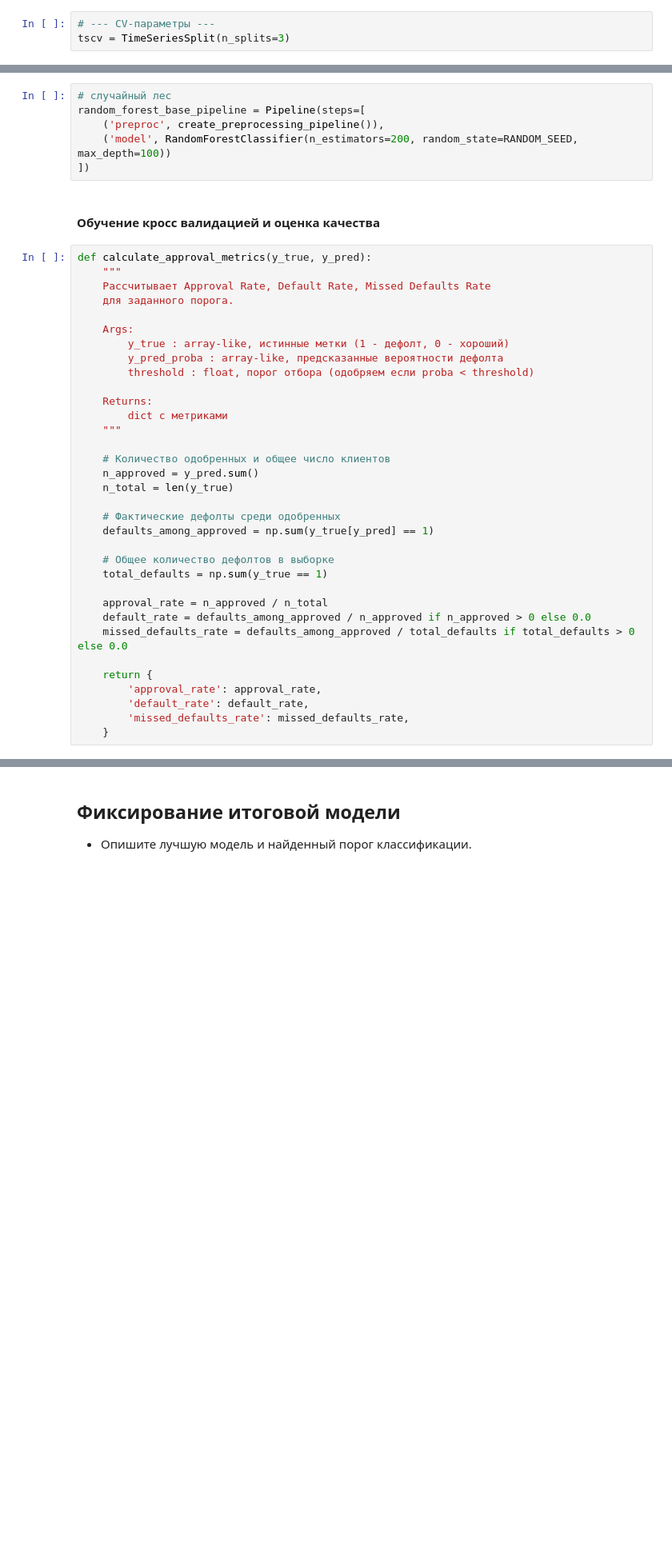
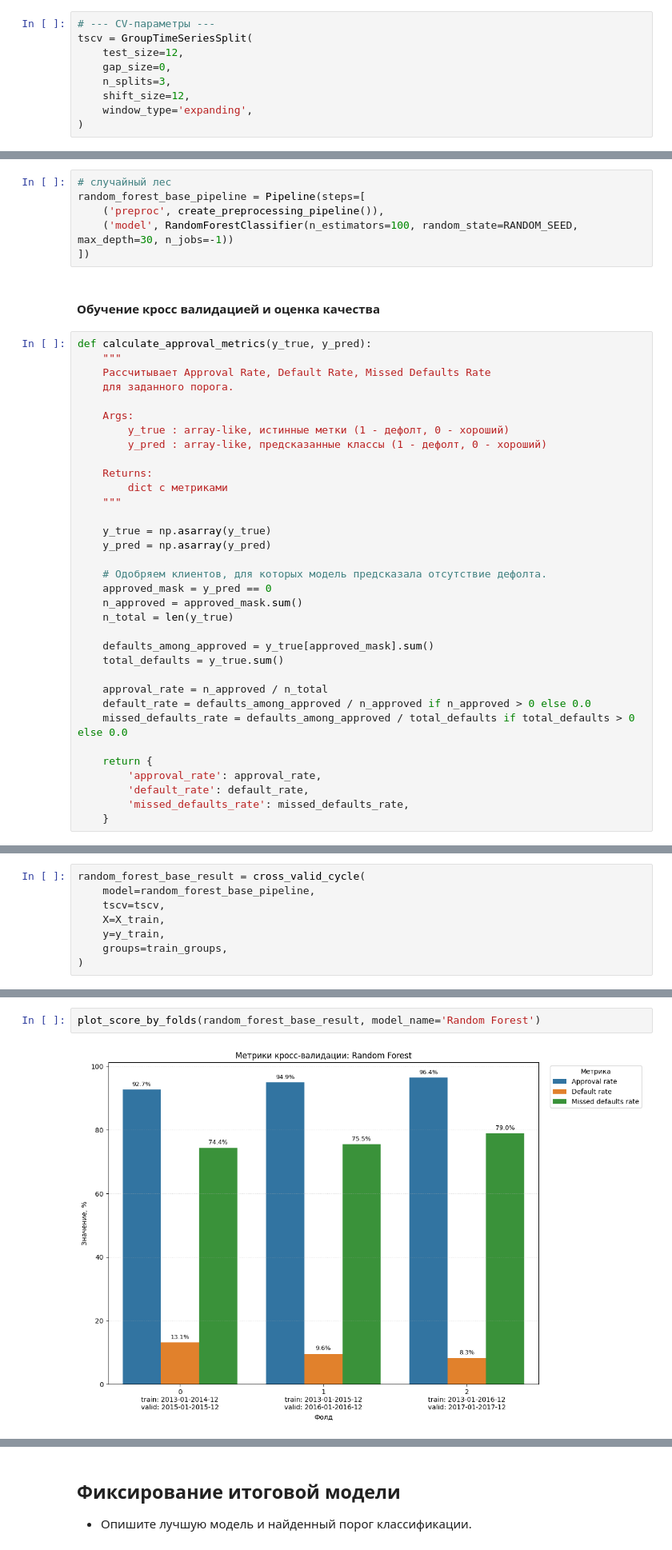
Before and after one commit to Plakhotniuk/practicum_ds, a Jupyter notebook: ml/random_forest/project.ipynb, the cells around one changed output, grey strips where cells are left out. Shown at 80% size. Drawn from its saved outputs; the diff is of its cells as text; blank space fills up the shorter version.

```diff
--- a/ml/random_forest/project.ipynb
+++ b/ml/random_forest/project.ipynb
@@ -728,6 +1114,12 @@ X_test.shape, y_test.shape
 # %%
 # --- CV-параметры ---
-tscv = TimeSeriesSplit(n_splits=3)
+tscv = GroupTimeSeriesSplit(
+    test_size=12,
+    gap_size=0,
+    n_splits=3,
+    shift_size=12,
+    window_type='expanding',
+)
 # %% [markdown]
 #### Базовые модели для обучения
 # %%
@@ -740,7 +1132,7 @@ logreg_base_pipeline = Pipeline(steps=[
 # случайный лес
 random_forest_base_pipeline = Pipeline(steps=[
     ('preproc', create_preprocessing_pipeline()),
-    ('model', RandomForestClassifier(n_estimators=200, random_state=RANDOM_SEED, max_depth=100))
+    ('model', RandomForestClassifier(n_estimators=100, random_state=RANDOM_SEED, max_depth=30, n_jobs=-1))
 ])
 # %% [markdown]
 #### Обучение кросс валидацией и оценка качества
@@ -752,22 +1144,22 @@ def calculate_approval_metrics(y_true, y_pred):
 
     Args:
         y_true : array-like, истинные метки (1 - дефолт, 0 - хороший)
-        y_pred_proba : array-like, предсказанные вероятности дефолта
-        threshold : float, порог отбора (одобряем если proba < threshold)
+        y_pred : array-like, предсказанные классы (1 - дефолт, 0 - хороший)
 
     Returns:
         dict с метриками
     """
 
-    # Количество одобренных и общее число клиентов
-    n_approved = y_pred.sum()
+    y_true = np.asarray(y_true)
+    y_pred = np.asarray(y_pred)
+
+    # Одобряем клиентов, для которых модель предсказала отсутствие дефолта.
+    approved_mask = y_pred == 0
+    n_approved = approved_mask.sum()
     n_total = len(y_true)
 
-    # Фактические дефолты среди одобренных
-    defaults_among_approved = np.sum(y_true[y_pred] == 1)
-
-    # Общее количество дефолтов в выборке
-    total_defaults = np.sum(y_true == 1)
+    defaults_among_approved = y_true[approved_mask].sum()
+    total_defaults = y_true.sum()
 
     approval_rate = n_approved / n_total
     default_rate = defaults_among_approved / n_approved if n_approved > 0 else 0.0
@@ -836,0 +1297,8 @@ logreg_base_result = cross_valid_cycle(
+# %%
+random_forest_base_result = cross_valid_cycle(
+    model=random_forest_base_pipeline,
+    tscv=tscv,
+    X=X_train,
+    y=y_train,
+    groups=train_groups,
+)
@@ -836,0 +1311,4 @@ logreg_base_result = cross_valid_cycle(
+# %%
+plot_score_by_folds(random_forest_base_result, model_name='Random Forest')
+# %% [output]
+[figure, added]
```
Also changed, not shown: parts of 56 cells of this notebook.
